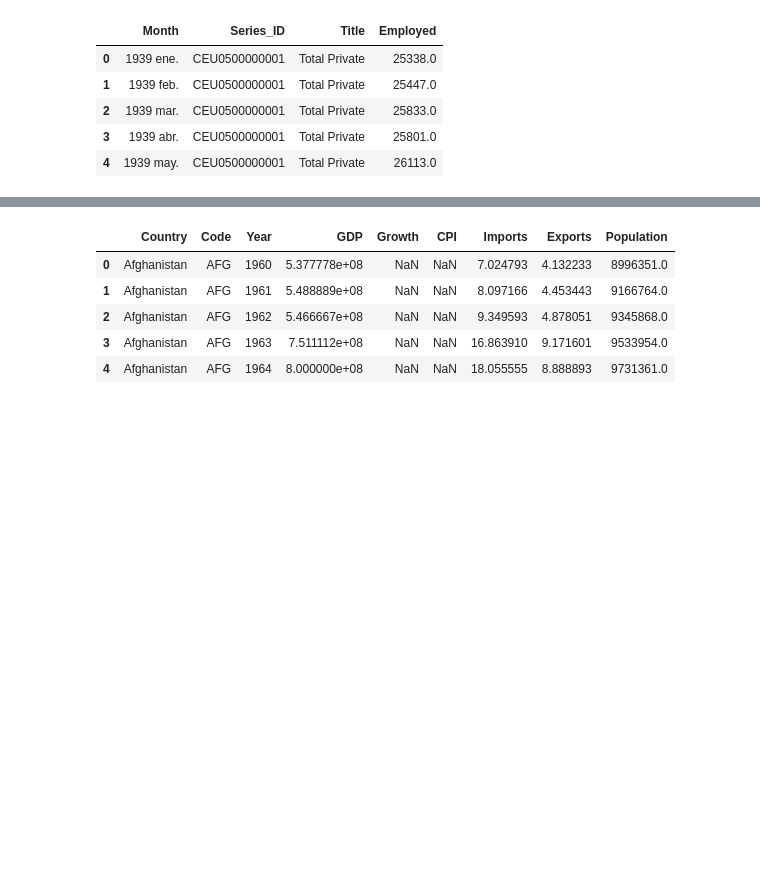
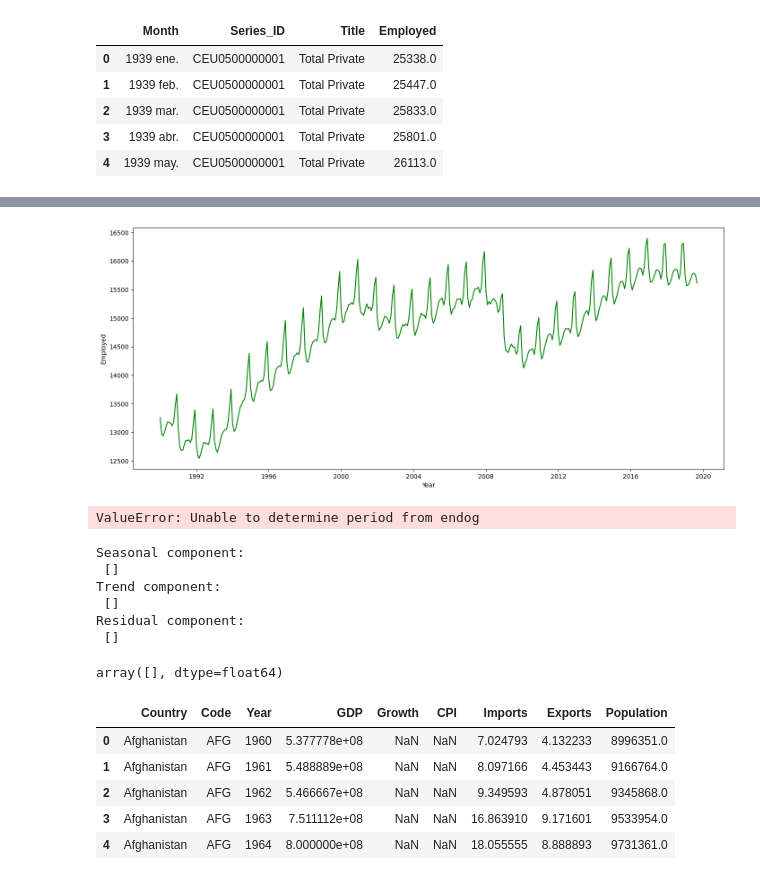
Before and after one commit to DavidGuzzi/TSA, a Jupyter notebook: Forecasting Principles and Practice 3rd/2/3.ipynb, the cells around one changed output, grey strips where cells are left out. Cells and saved outputs as stored; diff of their text form; code cells hidden in the pictures; blank space fills up the shorter version.

```diff
--- a/Forecasting Principles and Practice 3rd/2/3.ipynb
+++ b/Forecasting Principles and Practice 3rd/2/3.ipynb
@@ -15,3 +15,7 @@ us_e.head()
 | 2 | 1939 mar. | CEU0500000001 | Total Private | 25833.0 |
 | 3 | 1939 abr. | CEU0500000001 | Total Private | 25801.0 |
 | 4 | 1939 may. | CEU0500000001 | Total Private | 26113.0 |
+# %%
+us_e[['year', 'month']] = us_e['Month'].str.split(' ', expand=True)
+us_e['year'] = us_e['year'].astype(int)
+us_e.head()
@@ -17,0 +29,3 @@ us_e.head()
+# %%
+us_e_1990 = us_e[(us_e['year']>=1990) & (us_e['Title']=='Retail Trade')].reset_index(drop=True)
+us_e_1990.head()
@@ -17,0 +39,9 @@ us_e.head()
+# %%
+month_map = {'ene.': 1, 'feb.': 2, 'mar.': 3, 'abr.': 4, 'may.': 5, 'jun.': 6,
+             'jul.': 7, 'ago.': 8, 'sep.': 9, 'oct.': 10, 'nov.': 11, 'dic.': 12}
+
+# Creamos una columna 'month_num' con el número correspondiente al mes
+us_e_1990['month_num'] = us_e_1990['month'].map(month_map)
+
+# Creamos una nueva columna 'date' combinando year y month_num
+us_e_1990['date'] = pd.to_datetime(us_e_1990[['year', 'month_num']].rename(columns={'month_num': 'month'}).assign(day=1))
@@ -18,3 +57,66 @@ us_e.head()
+# %%
+import matplotlib.pyplot as plt
+fig, ax = plt.subplots(figsize=(17, 7))
+ax.plot(us_e_1990['date'], us_e_1990['Employed'], c='green')
+ax.set_xlabel('Year')
+ax.set_ylabel('Employed')
+plt.show()
+# %% [output]
+[figure, added]
+# %%
+import pandas as pd
+from statsmodels.tsa.seasonal import STL
+
+# Supongamos que tienes un DataFrame llamado us_retail_employment con una columna 'Employed'
+# Ejemplo: us_retail_employment = pd.read_csv('data.csv', parse_dates=['date'], index_col='date')
+
+# Aplicamos STL a la columna 'Employed'
+stl = STL(us_e_1990['Employed'])
+result = stl.fit()
+
+# Para obtener los componentes de la descomposición
+components = result.seasonal, result.trend, result.resid
+
+# Mostramos los componentes
+print("Seasonal component:\n", result.seasonal.head())
+print("Trend component:\n", result.trend.head())
+print("Residual component:\n", result.resid.head())
+# %% [output]
+ValueError: Unable to determine period from endog
+# %%
+import pandas as pd
+from sktime.forecasting.model_selection import temporal_train_test_split
+from sktime.forecasting.trend import STLForecaster
+
+# Supongamos que tienes un DataFrame con la columna 'Employed' y 'date' como índice
+# Asegúrate de que 'date' esté correctamente formateada como índice
+# us_e_1990 = pd.read_csv('data.csv', parse_dates=['date'], index_col='date')
+
+# Crear el forecaster para STL
+forecaster = STLForecaster(sp=12)  # sp (seasonal period) = 12 para datos mensuales
+
+# Entrenamos el forecaster
+forecaster.fit(y=us_e_1990['Employed'])
+
+# Obtenemos los componentes de la descomposición
+stl_result = forecaster._stl
+components = stl_result.seasonal, stl_result.trend, stl_result.resid
+
+# Mostramos los componentes
+print("Seasonal component:\n", stl_result.seasonal)
+print("Trend component:\n", stl_result.trend)
+print("Residual component:\n", stl_result.resid)
+# %% [output]
+Seasonal component:
+ []
+Trend component:
+ []
+Residual component:
+ []
+# %%
+stl_result.seasonal
+# %% [output]
+array([], dtype=float64)
 # %%
 path = r"C:\Users\HP\OneDrive\Escritorio\David Guzzi\Github\TSA\Forecasting Principles and Practice 3rd\2\global_economy.csv"
 
```
Also changed, not shown: parts of 3 cells of this notebook.
